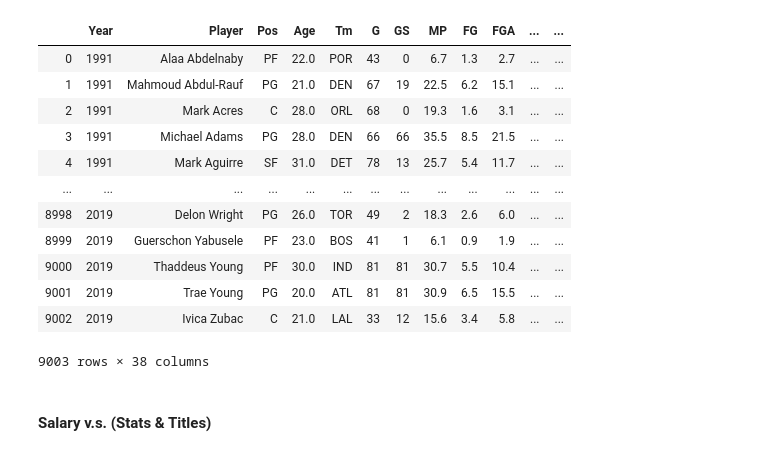
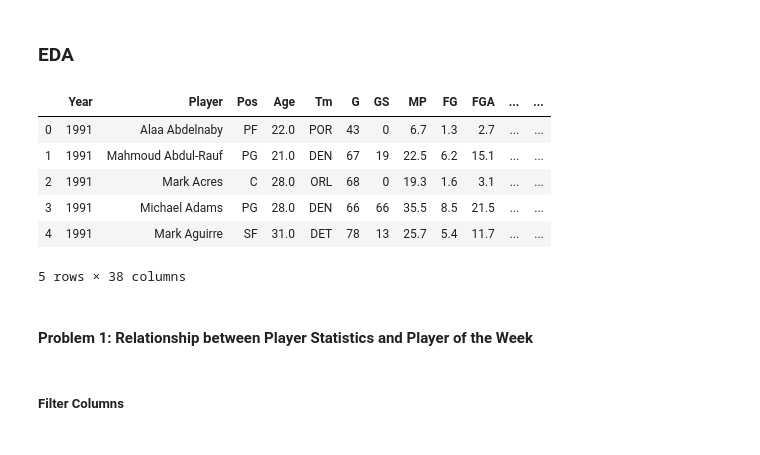
Before and after one commit to chunheisiu/NBA-POTW-Regression, a Jupyter notebook: notebooks/EDA.ipynb, the cells around one changed output. Cells and saved outputs as stored; diff of their text form; code cells hidden in the pictures.

```diff
--- a/notebooks/EDA.ipynb
+++ b/notebooks/EDA.ipynb
@@ -1,3 +1,5 @@
+# %% [markdown]
+### EDA
 # %%
 import numpy as np
 import pandas as pd
@@ -12,20 +8,16 @@ from statsmodels.stats.anova import anova_lm
 # %%
 data = pd.read_csv('../data/NBA_Players.csv')
-data
+data.head()
 # %% [output]
 |  | Year | Player | Pos | Age | Tm | G | GS | MP | FG | FGA | ... | ... |
 | 0 | 1991 | Alaa Abdelnaby | PF | 22.0 | POR | 43 | 0 | 6.7 | 1.3 | 2.7 | ... | ... |
 | 1 | 1991 | Mahmoud Abdul-Rauf | PG | 21.0 | DEN | 67 | 19 | 22.5 | 6.2 | 15.1 | ... | ... |
 | 2 | 1991 | Mark Acres | C | 28.0 | ORL | 68 | 0 | 19.3 | 1.6 | 3.1 | ... | ... |
 | 3 | 1991 | Michael Adams | PG | 28.0 | DEN | 66 | 66 | 35.5 | 8.5 | 21.5 | ... | ... |
 | 4 | 1991 | Mark Aguirre | SF | 31.0 | DET | 78 | 13 | 25.7 | 5.4 | 11.7 | ... | ... |
-| ... | ... | ... | ... | ... | ... | ... | ... | ... | ... | ... | ... | ... |
-| 8998 | 2019 | Delon Wright | PG | 26.0 | TOR | 49 | 2 | 18.3 | 2.6 | 6.0 | ... | ... |
-| 8999 | 2019 | Guerschon Yabusele | PF | 23.0 | BOS | 41 | 1 | 6.1 | 0.9 | 1.9 | ... | ... |
-| 9000 | 2019 | Thaddeus Young | PF | 30.0 | IND | 81 | 81 | 30.7 | 5.5 | 10.4 | ... | ... |
-| 9001 | 2019 | Trae Young | PG | 20.0 | ATL | 81 | 81 | 30.9 | 6.5 | 15.5 | ... | ... |
-| 9002 | 2019 | Ivica Zubac | C | 21.0 | LAL | 33 | 12 | 15.6 | 3.4 | 5.8 | ... | ... |
-9003 rows × 38 columns
+5 rows × 38 columns
-# %% [markdown]
-#### Salary v.s. (Stats & Titles)
+# %% [markdown]
+#### Problem 1: Relationship between Player Statistics and Player of the Week
+# %% [markdown]
+##### Filter Columns
 # %%
```
Also changed, not shown: parts of 19 cells of this notebook, 5 other files.
